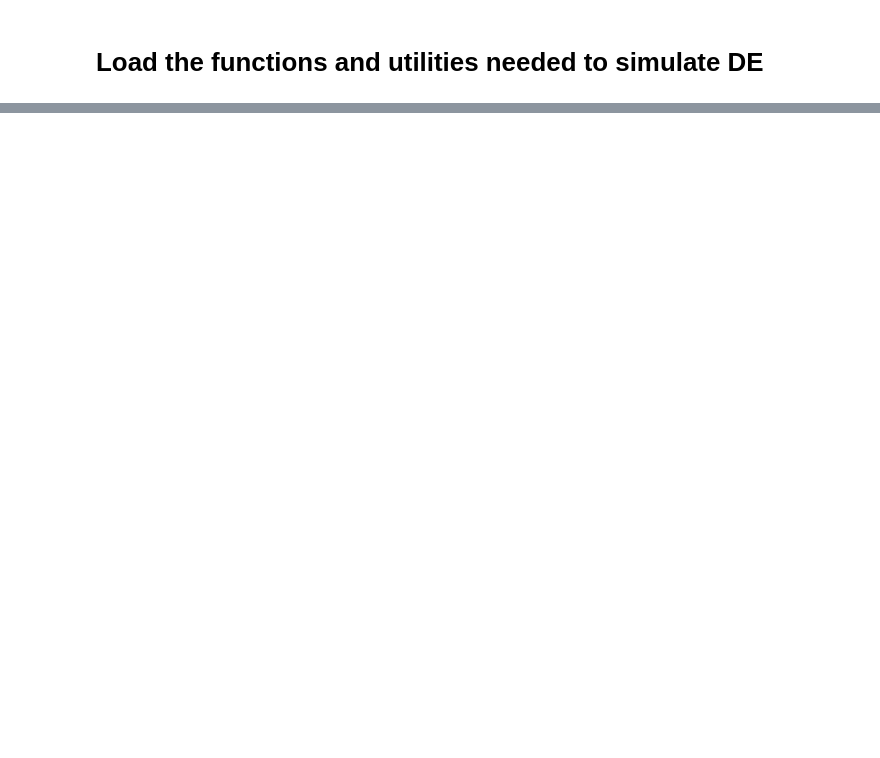
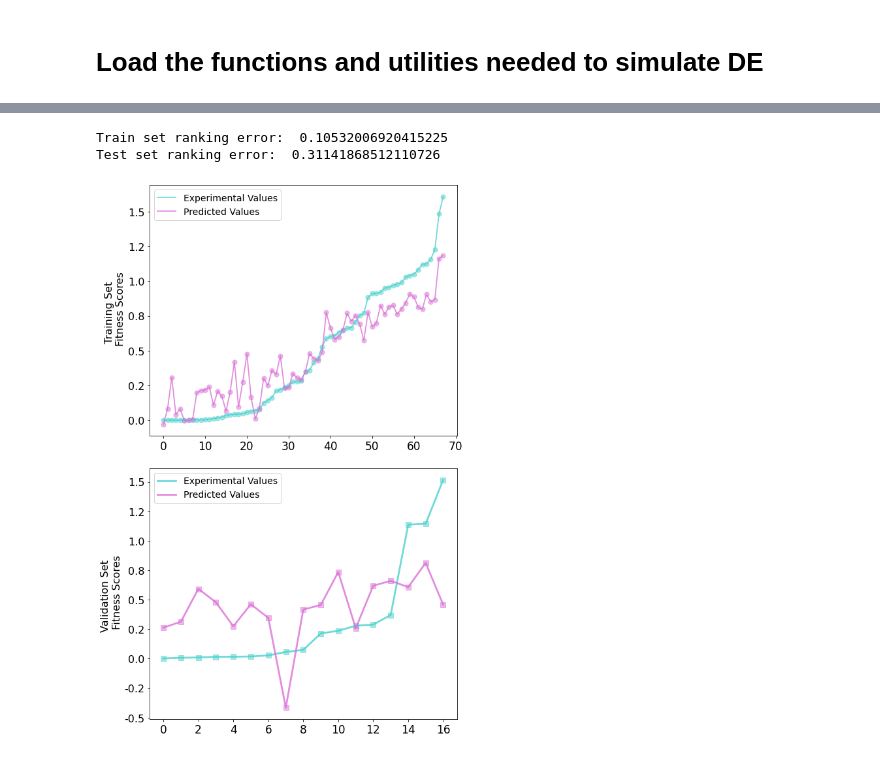
Before and after one commit to ivanjayapurna/low-n-protein-engineering, a Jupyter notebook: directed-evo/DE_notebook.ipynb, the cells around one changed output, grey strips where cells are left out. Cells and saved outputs as stored; diff of their text form; code cells hidden in the pictures; blank space fills up the shorter version.

```diff
--- a/directed-evo/DE_notebook.ipynb
+++ b/directed-evo/DE_notebook.ipynb
@@ -696,0 +293,6 @@ seqs = np.loadtxt(gdrive_path+"DE_records/"+ traj_name + "_seqs.txt",dtype=str)
+# %%
+alpha = 1e-2
+
+BATCH_SIZE = 85
+
+rand_state_num = 42
@@ -696,0 +301,13 @@ seqs = np.loadtxt(gdrive_path+"DE_records/"+ traj_name + "_seqs.txt",dtype=str)
+# %%
+np.random.seed(rand_state_num)
+rndperm = np.random.permutation(df.shape[0])
+
+
+TRAIN_BATCH_SIZE = int(BATCH_SIZE*0.8)
+HOLDOUT_BATCH_SIZE = int(BATCH_SIZE*0.2)
+
+training_df = df.iloc[rndperm[:TRAIN_BATCH_SIZE],:]
+
+testing_df = df.iloc[rndperm[TRAIN_BATCH_SIZE:TRAIN_BATCH_SIZE+HOLDOUT_BATCH_SIZE],:]
+
+params, DE_model = init_by_rep(df, alpha, TRAIN_BATCH_SIZE, param_file)
@@ -696,0 +316,61 @@ seqs = np.loadtxt(gdrive_path+"DE_records/"+ traj_name + "_seqs.txt",dtype=str)
+# %%
+
+
+X_train = training_df.loc[:, training_df.columns[2:]]
+Y_train = training_df.loc[:, "fitness"]
+X_test = testing_df.loc[:, training_df.columns[2:]]
+Y_test = testing_df.loc[:, "fitness"]
+
+
+Y_train_preds = DE_model.predict(X_train)
+Y_test_preds = DE_model.predict(X_test)
+
+print("Train set ranking error: ", confusion_matrix_loss(np.array(Y_train),Y_train_preds))
+print("Test set ranking error: ", confusion_matrix_loss(np.array(Y_test),Y_test_preds))
+
+
+fig = plt.figure(figsize=(8,12))
+
+ax1 = fig.add_subplot(2,1,1)
+ax1.plot(np.arange(len(Y_train)), np.array(Y_train)[np.argsort(Y_train)],color='mediumturquoise',linewidth=1.75, alpha=0.8)
+ax1.plot(np.arange(len(Y_train)), np.array(Y_train_preds)[np.argsort(Y_train)],color='orchid',linewidth=1.75, alpha=0.8)
+
+
+ax1.scatter(np.arange(len(Y_train)), np.array(Y_train)[np.argsort(Y_train)],color='mediumturquoise',s=50, alpha=0.5)
+ax1.scatter(np.arange(len(Y_train)), np.array(Y_train_preds)[np.argsort(Y_train)],color='orchid',s=50, alpha=0.5)
+
+
+ax2 = fig.add_subplot(2,1,2)
+ax2.plot(np.arange(len(Y_test)), np.array(Y_test)[np.argsort(Y_test)],color='mediumturquoise',linewidth=2.75, alpha=0.8)
+ax2.plot(np.arange(len(Y_test)), np.array(Y_test_preds)[np.argsort(Y_test)],color='orchid',linewidth=2.75, alpha=0.8)
+
+ax2.scatter(np.arange(len(Y_test)), np.array(Y_test)[np.argsort(Y_test)],color='mediumturquoise',s=50, alpha=0.5,marker="s")
+ax2.scatter(np.arange(len(Y_test)), np.array(Y_test_preds)[np.argsort(Y_test)],color='orchid',s=50, alpha=0.5,marker="s")
+
+
+
+
+ax1.set_ylabel("Training Set \n Fitness Scores",size=16)
+ax2.set_ylabel("Validation Set \n Fitness Scores",size=16)
+
+
+ax1.set_yticklabels(np.round(ax1.get_yticks(),1),fontsize=16)
+ax2.set_yticklabels(np.round(ax2.get_yticks(),1),fontsize=16)
+
+
+
+ax1.set_xticklabels(ax1.get_xticks().astype(int),fontsize=17)
+ax2.set_xticklabels(ax2.get_xticks().astype(int),fontsize=17)
+
+
+fig.tight_layout(w_pad=2.5, h_pad=2.5)
+
+ax1.legend(['Experimental Values','Predicted Values'],fontsize=14)
+ax2.legend(['Experimental Values','Predicted Values'],fontsize=14)
+
+
+plt.show()
+# %% [output]
+Train set ranking error:  0.10532006920415225
+Test set ranking error:  0.31141868512110726
+[figure, added]
```
Also changed, not shown: parts of 59 cells of this notebook.
